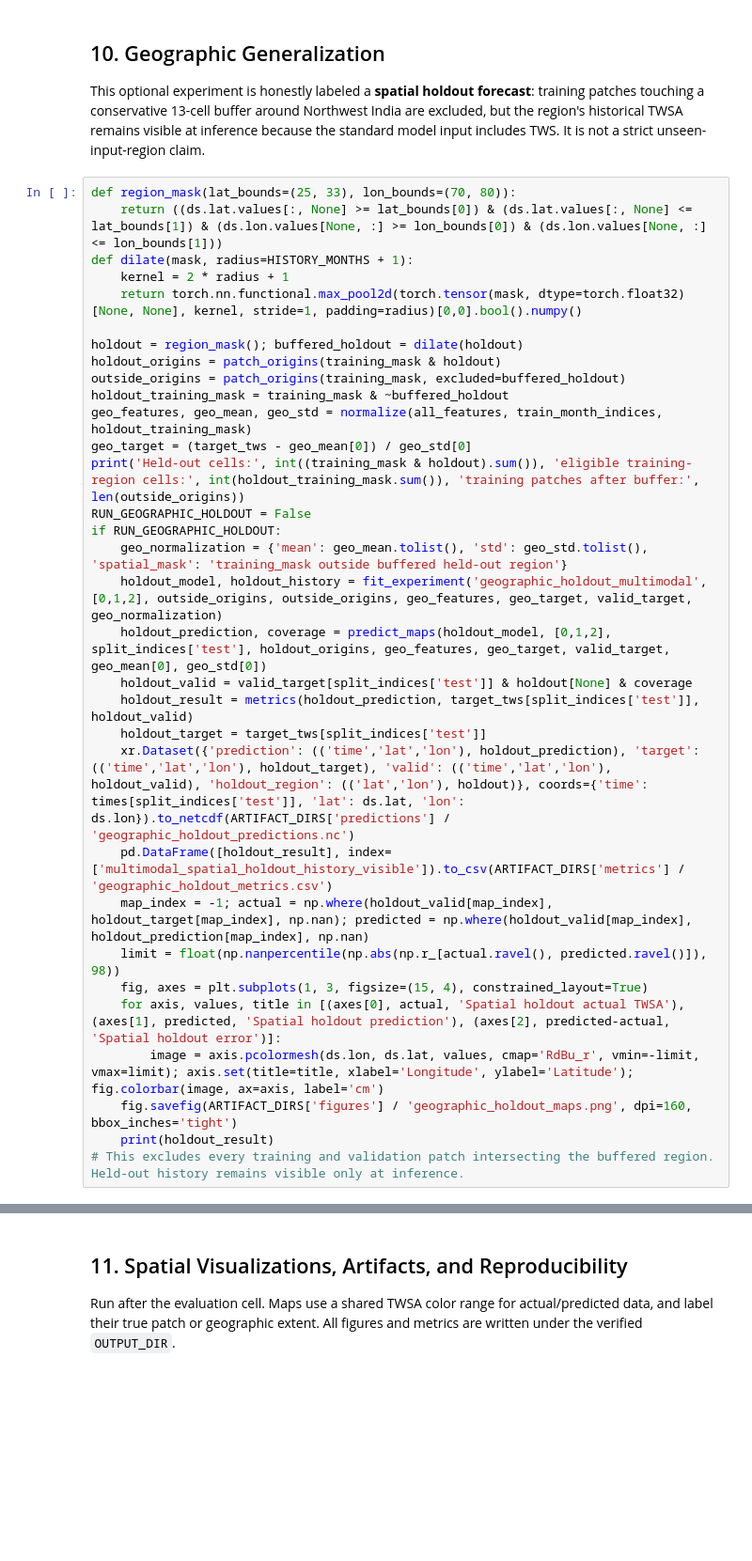
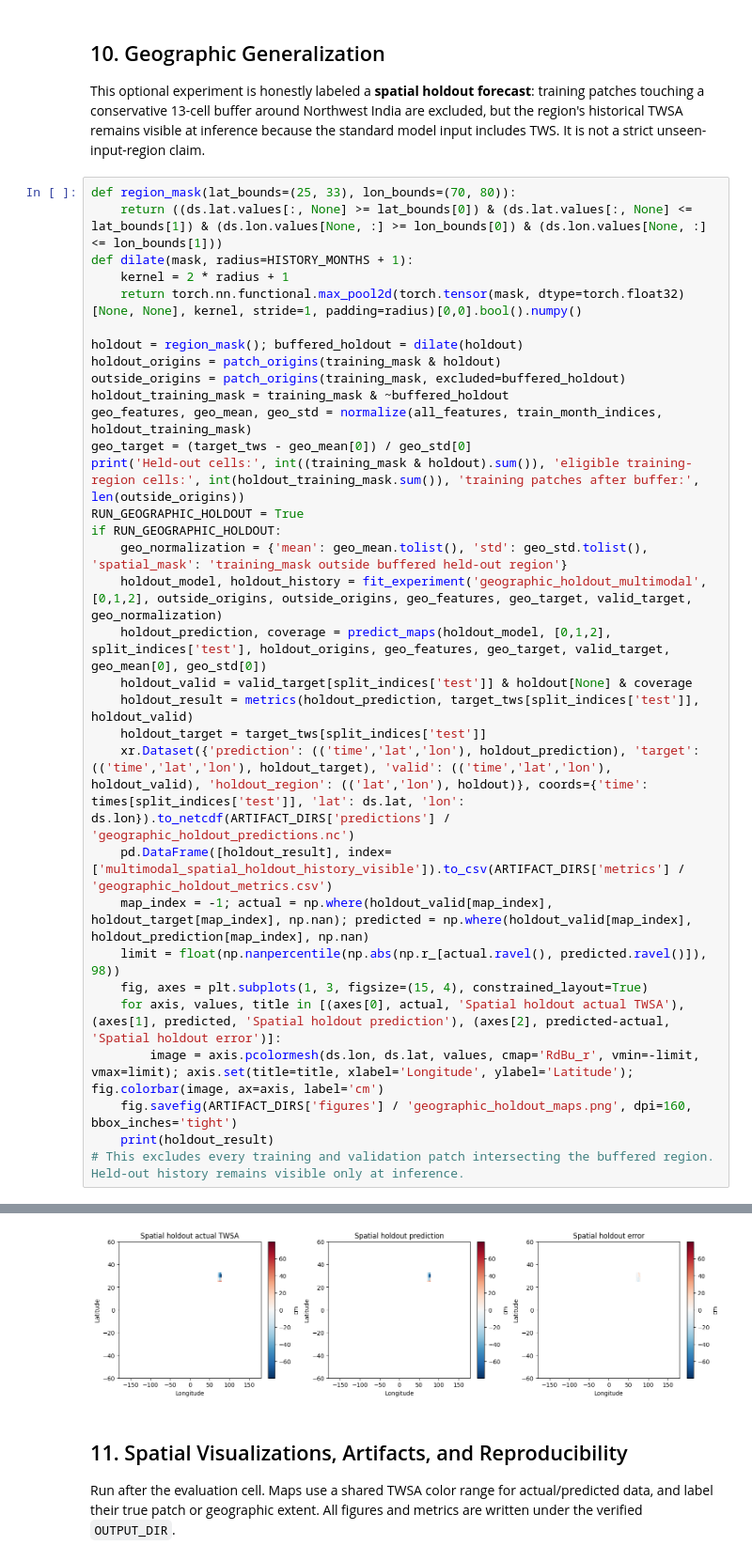
Before and after one commit to Lyra0710/Multimodal-Deep-Learning-for-Reliable-GRACE-Water-Storage-Trends, a Jupyter notebook: notebooks/ConvLSTM_GRACE_Forecasting_Colab.ipynb, the cells around one changed output, grey strips where cells are left out. Shown at 94% size. Drawn from its saved outputs; the diff is of its cells as text; blank space fills up the shorter version.

```diff
--- a/notebooks/ConvLSTM_GRACE_Forecasting_Colab.ipynb
+++ b/notebooks/ConvLSTM_GRACE_Forecasting_Colab.ipynb
@@ -419,7 +412,7 @@ holdout_training_mask = training_mask & ~buffered_holdout
 geo_features, geo_mean, geo_std = normalize(all_features, train_month_indices, holdout_training_mask)
 geo_target = (target_tws - geo_mean[0]) / geo_std[0]
 print('Held-out cells:', int((training_mask & holdout).sum()), 'eligible training-region cells:', int(holdout_training_mask.sum()), 'training patches after buffer:', len(outside_origins))
-RUN_GEOGRAPHIC_HOLDOUT = False
+RUN_GEOGRAPHIC_HOLDOUT = True
 if RUN_GEOGRAPHIC_HOLDOUT:
     geo_normalization = {'mean': geo_mean.tolist(), 'std': geo_std.tolist(), 'spatial_mask': 'training_mask outside buffered held-out region'}
     holdout_model, holdout_history = fit_experiment('geographic_holdout_multimodal', [0,1,2], outside_origins, outside_origins, geo_features, geo_target, valid_target, geo_normalization)
@@ -442,3 +451,4 @@ Held-out cells: 320 eligible training-region cells: 44585 training patches after
+[figure, added]
 # %% [markdown]
 ## 11. Spatial Visualizations, Artifacts, and Reproducibility
 
```
Also changed, not shown: parts of 3 cells of this notebook.
